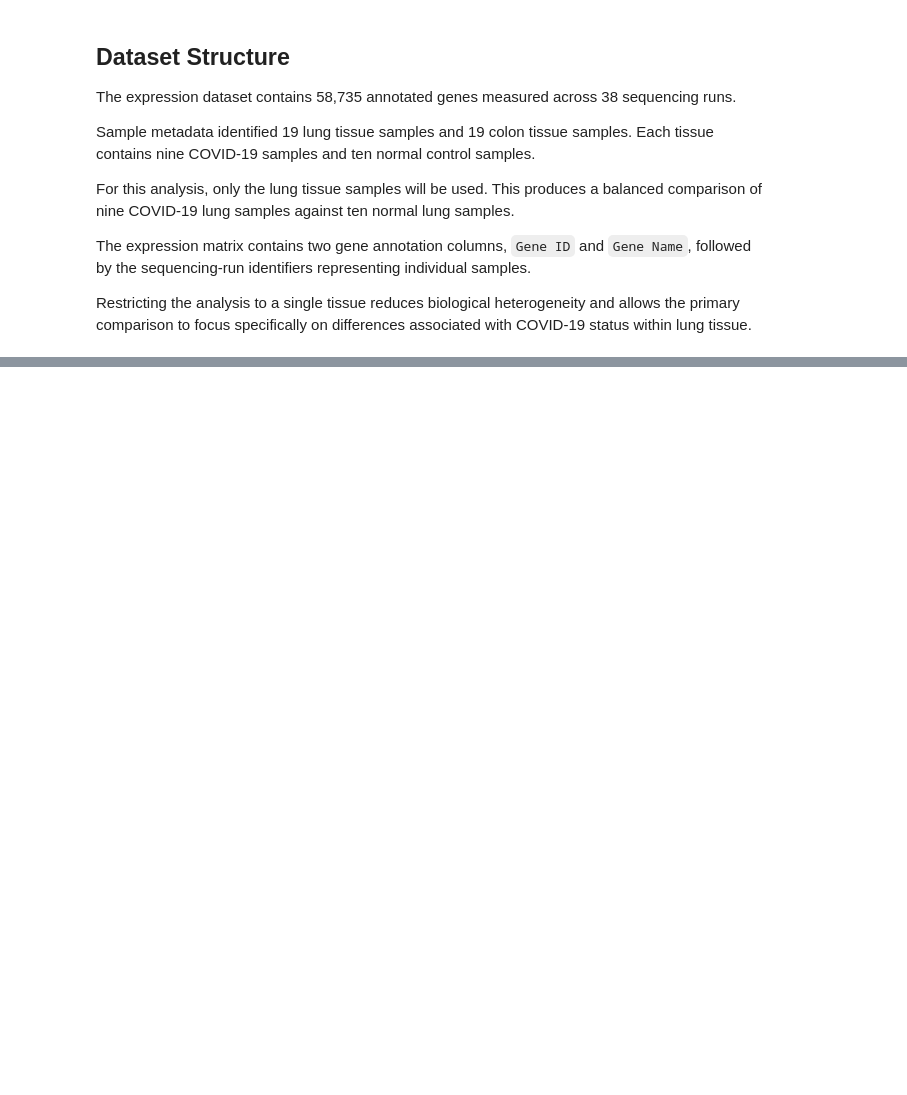
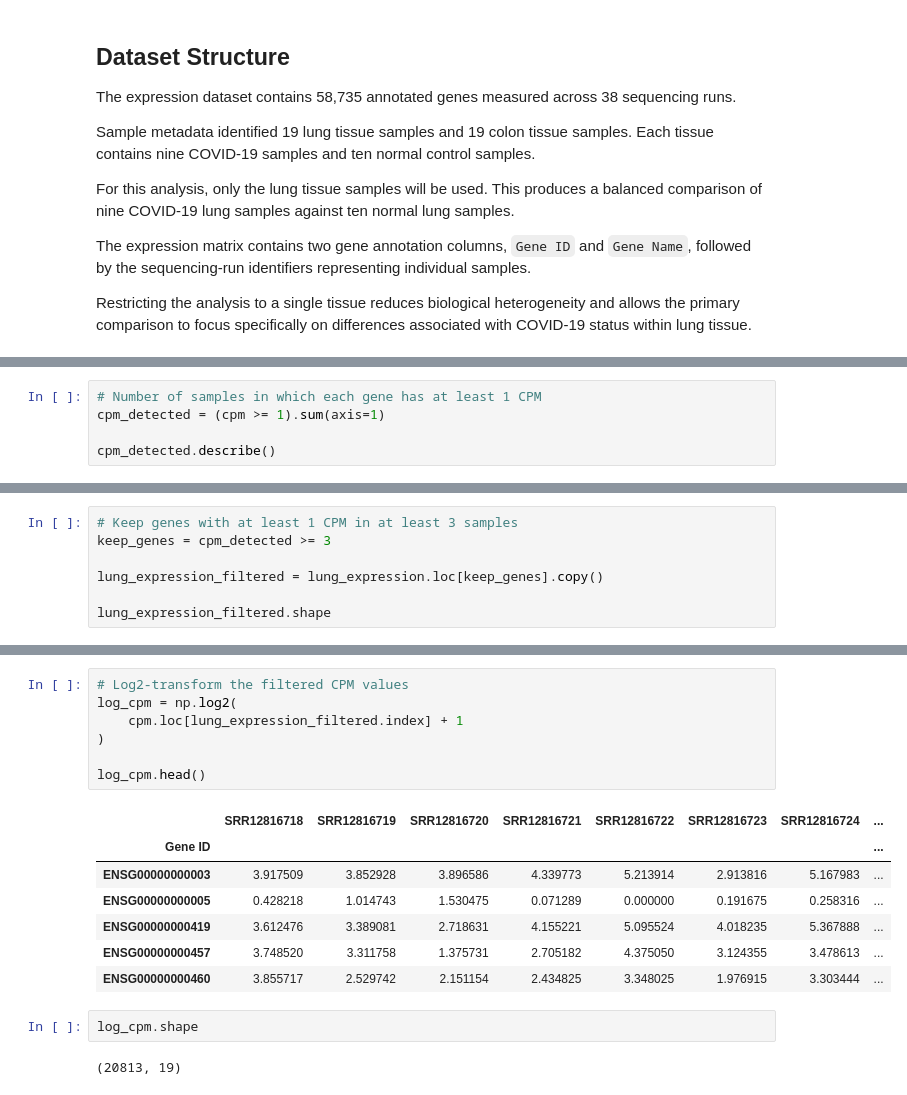
Before and after one commit to shaunagbaje/projects, a Jupyter notebook: 03_covid_gene_expression/gene_expression_analysis.ipynb, the cells around one changed output, grey strips where cells are left out. Cells and saved outputs as stored; diff of their text form; blank space fills up the shorter version.

```diff
--- a/03_covid_gene_expression/gene_expression_analysis.ipynb
+++ b/03_covid_gene_expression/gene_expression_analysis.ipynb
@@ -439,0 +575,5 @@ Restricting the analysis to a single tissue reduces biological heterogeneity and
+# %%
+# Number of samples in which each gene has at least 1 CPM
+cpm_detected = (cpm >= 1).sum(axis=1)
+
+cpm_detected.describe()
@@ -439,0 +590,7 @@ Restricting the analysis to a single tissue reduces biological heterogeneity and
+# %%
+# Keep genes with at least 1 CPM in at least 3 samples
+keep_genes = cpm_detected >= 3
+
+lung_expression_filtered = lung_expression.loc[keep_genes].copy()
+
+lung_expression_filtered.shape
@@ -439,0 +626,19 @@ Restricting the analysis to a single tissue reduces biological heterogeneity and
+# %%
+# Log2-transform the filtered CPM values
+log_cpm = np.log2(
+    cpm.loc[lung_expression_filtered.index] + 1
+)
+
+log_cpm.head()
+# %% [output]
+|  | SRR12816718 | SRR12816719 | SRR12816720 | SRR12816721 | SRR12816722 | SRR12816723 | SRR12816724 | ... |
+| Gene ID |  |  |  |  |  |  |  | ... |
+| ENSG00000000003 | 3.917509 | 3.852928 | 3.896586 | 4.339773 | 5.213914 | 2.913816 | 5.167983 | ... |
+| ENSG00000000005 | 0.428218 | 1.014743 | 1.530475 | 0.071289 | 0.000000 | 0.191675 | 0.258316 | ... |
+| ENSG00000000419 | 3.612476 | 3.389081 | 2.718631 | 4.155221 | 5.095524 | 4.018235 | 5.367888 | ... |
+| ENSG00000000457 | 3.748520 | 3.311758 | 1.375731 | 2.705182 | 4.375050 | 3.124355 | 3.478613 | ... |
+| ENSG00000000460 | 3.855717 | 2.529742 | 2.151154 | 2.434825 | 3.348025 | 1.976915 | 3.303444 | ... |
+# %%
+log_cpm.shape
+# %% [output]
+(20813, 19)
```
Also changed, not shown: parts of 18 cells of this notebook.
